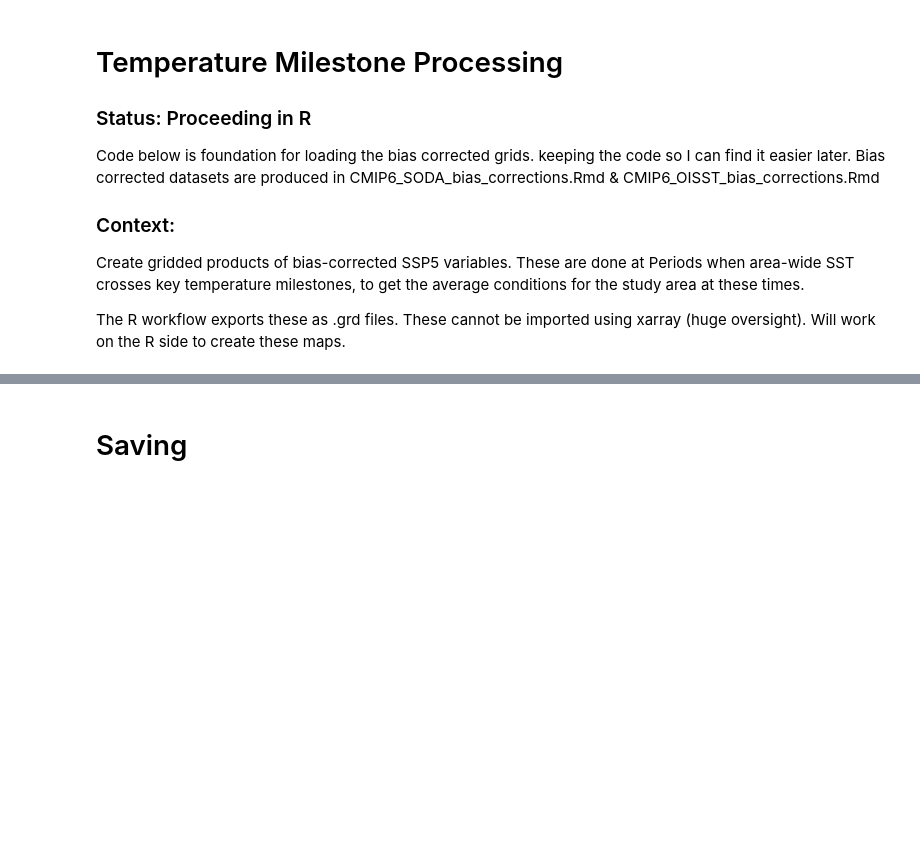
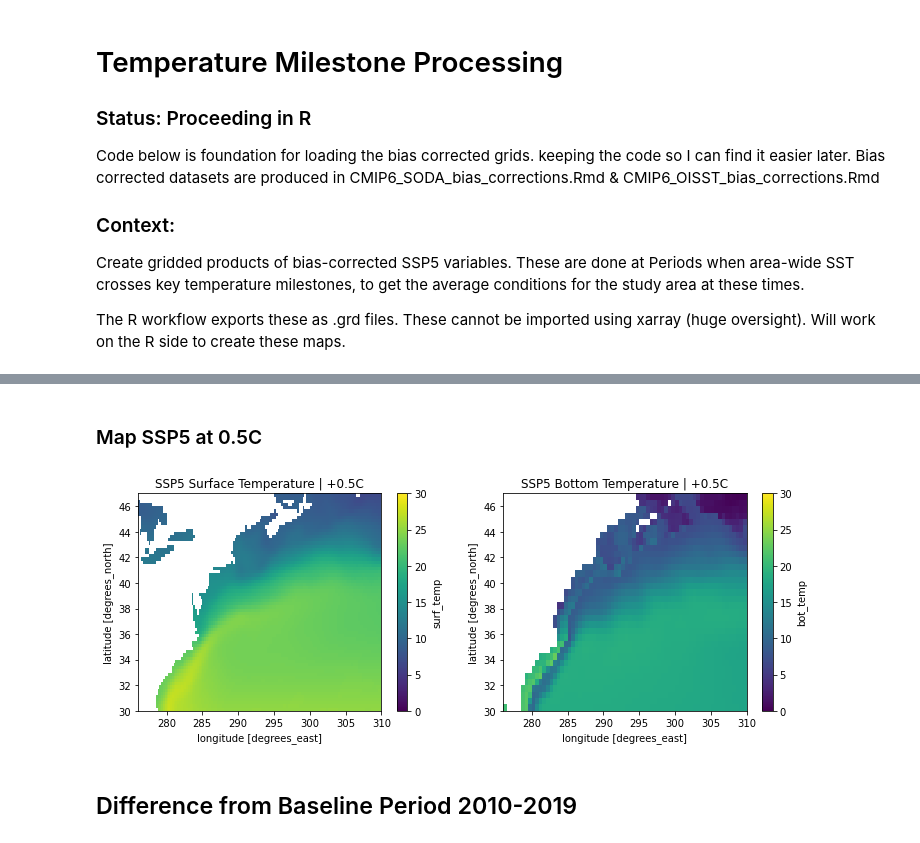
Before and after one commit to adamkemberling/sdm_workflow, a Jupyter notebook: CMIP6_processing/temperature_milestone_conditions.ipynb, the cells around one changed output, grey strips where cells are left out. Drawn from its saved outputs; the diff is of its cells as text; code cells hidden in the pictures; blank space fills up the shorter version.

```diff
--- a/CMIP6_processing/temperature_milestone_conditions.ipynb
+++ b/CMIP6_processing/temperature_milestone_conditions.ipynb
@@ -62,0 +101,14 @@ ssp1_05C = ssp1_full.sel(time = slice("2048-01-01", "2052-12-31")).mean(dim = "t
+# %%
+# Slicing SSP5
+ssp5_05C_stemp = ssp5_stemp.sel(time = slice("2034-01-01", "2038-12-31"), longitude = slice(360-84, 360-50), latitude = slice(47, 30)).mean(dim = "time")
+ssp5_1C_stemp = ssp5_stemp.sel(time = slice("2041-01-01", "2045-12-31"), longitude = slice(360-84, 360-50), latitude = slice(47, 30)).mean(dim = "time")
+ssp5_2C_stemp = ssp5_stemp.sel(time = slice("2064-01-01", "2068-12-31"), longitude = slice(360-84, 360-50), latitude = slice(47, 30)).mean(dim = "time")
+ssp5_3C_stemp = ssp5_stemp.sel(time = slice("2077-01-01", "2081-12-31"), longitude = slice(360-84, 360-50), latitude = slice(47, 30)).mean(dim = "time")
+ssp5_4C_stemp = ssp5_stemp.sel(time = slice("2095-01-01", "2099-12-31"), longitude = slice(360-84, 360-50), latitude = slice(47, 30)).mean(dim = "time")
+
+# Bottom temp
+ssp5_05C_btemp = ssp5_btemp.sel(time = slice("2034-01-01", "2038-12-31"), longitude = slice(360-84, 360-50), latitude = slice(47, 30)).mean(dim = "time")
+ssp5_1C_btemp = ssp5_btemp.sel(time = slice("2041-01-01", "2045-12-31"), longitude = slice(360-84, 360-50), latitude = slice(47, 30)).mean(dim = "time")
+ssp5_2C_btemp = ssp5_btemp.sel(time = slice("2064-01-01", "2068-12-31"), longitude = slice(360-84, 360-50), latitude = slice(47, 30)).mean(dim = "time")
+ssp5_3C_btemp = ssp5_btemp.sel(time = slice("2077-01-01", "2081-12-31"), longitude = slice(360-84, 360-50), latitude = slice(47, 30)).mean(dim = "time")
+ssp5_4C_btemp = ssp5_btemp.sel(time = slice("2095-01-01", "2099-12-31"), longitude = slice(360-84, 360-50), latitude = slice(47, 30)).mean(dim = "time")
@@ -63 +140,20 @@ ssp1_05C = ssp1_full.sel(time = slice("2048-01-01", "2052-12-31")).mean(dim = "t
+# %% [markdown]
+### Map SSP5 at 0.5C
+# %%
+# Create subplots
+fig, axes = plt.subplots(1, 2, figsize=(12, 4))
+
+# Plot the first subplot
+ssp5_05C_stemp.surf_temp.plot(ax=axes[0], cmap = "viridis", vmin=vmin, vmax=vmax)
+axes[0].set_title("SSP5 Surface Temperature | +0.5C")
+
+# Plot the second subplot
+ssp5_05C_btemp.bot_temp.plot(ax=axes[1], cmap = "viridis", vmin=vmin, vmax=vmax)
+axes[1].set_title("SSP5 Bottom Temperature | +0.5C")
+
+plt.show()
+# %% [output]
+[figure, added]
+# %% [markdown]
+## Difference from Baseline Period 2010-2019
 # %%
@@ -70,2 +163,0 @@ ssp5_4C = ssp5_full.sel(time = slice("2034-01-01", "2038-12-31")).mean(dim = "ti
-# %% [markdown]
-# Saving
```
Also changed, not shown: parts of 24 cells of this notebook, 1 other file.
